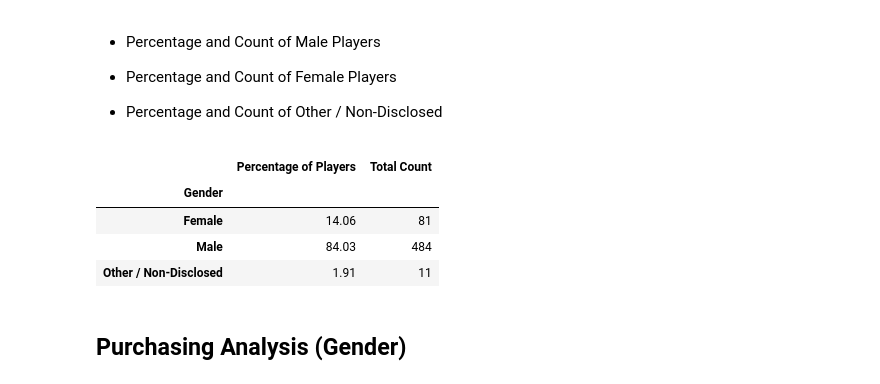
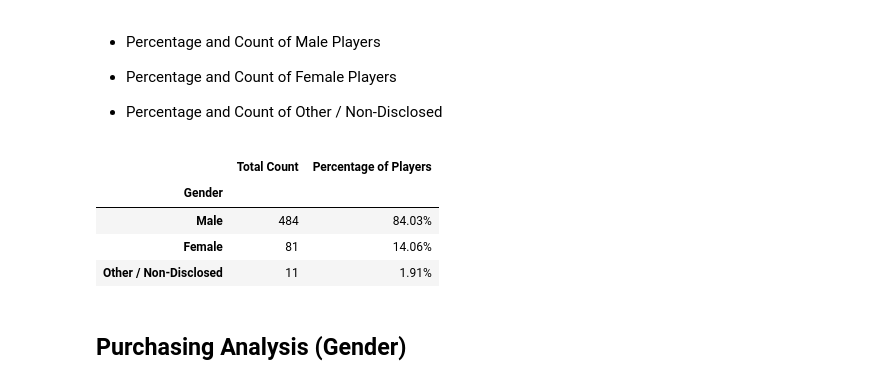
Before and after one commit to azapuchlak/Pandas-Challenge, a Jupyter notebook: HeroesOfPymoli/HeroesOfPymoli.ipynb, the cells around one changed output. Cells and saved outputs as stored; diff of their text form; code cells hidden in the pictures.

```diff
--- a/HeroesOfPymoli/HeroesOfPymoli.ipynb
+++ b/HeroesOfPymoli/HeroesOfPymoli.ipynb
@@ -62,6 +55,14 @@ purchasing_analysis_dict = {"Number Of Unique Items" : [unique_items],
                         "Total Revenue": [total_revenue]}
 #Turn dictionary into new DF
 purchasing_analysis_df = pd.DataFrame(purchasing_analysis_dict)
+
+#Formatting
+#-------------------------------
+#To get price/revenue columns into currency
+#Float works because it takes the applicable floating numbers and formats them
+pd.options.display.float_format = '${:,.2f}'.format
+
+#show table
 purchasing_analysis_df
 # %% [output]
 |  | Number Of Unique Items | Average Price | Number of Purchases | Total Revenue |
@@ -81,27 +80,32 @@ purchasing_analysis_df
 # %%
 #Start with Calculating Count of total and then by each response
 #Group initial DF by Gender
 gender_groups = purchase_data_df.groupby("Gender")
 
 #Total_counts will break down the count of each repsonse, so M/F/Other
 total_counts = gender_groups["SN"].nunique()
 #Calculate the percentage breakdowns from the total counts
 player_percent = (total_counts/player_count)*100
 
 #Create a dataframe that contains the above calculated data
-gender_demo = pd.DataFrame({"Percentage of Players": player_percent, "Total Count": total_counts})
+gender_demo = pd.DataFrame({"Total Count": total_counts, "Percentage of Players": player_percent})
 
-#format
-gender_demo["Percentage of Players"] = gender_demo["Percentage of Players"].map("{:.2f}".format)
-format_dict = {'Percentage of Players':'%{0:,.0f}'}
-gender_demo.style.format(format_dict).hide_index()
-gender_demo.head()
+#Formatting
+#---------------------------------------------------
+#Format the floating variables into %
+pd.options.display.float_format = '{:,.2f}%'.format
+
+#Sort by highest total count to look cleaner & more organized
+gender_demo_sort = gender_demo.sort_values(["Total Count"], ascending = False).head()
+
+#show table
+gender_demo_sort
 # %% [output]
-|  | Percentage of Players | Total Count |
+|  | Total Count | Percentage of Players |
 | Gender |  |  |
-| Female | 14.06 | 81 |
-| Male | 84.03 | 484 |
-| Other / Non-Disclosed | 1.91 | 11 |
+| Male | 484 | 84.03% |
+| Female | 81 | 14.06% |
+| Other / Non-Disclosed | 11 | 1.91% |
 # %% [markdown]
 
 ## Purchasing Analysis (Gender)
```
Also changed, not shown: parts of 14 cells of this notebook.
